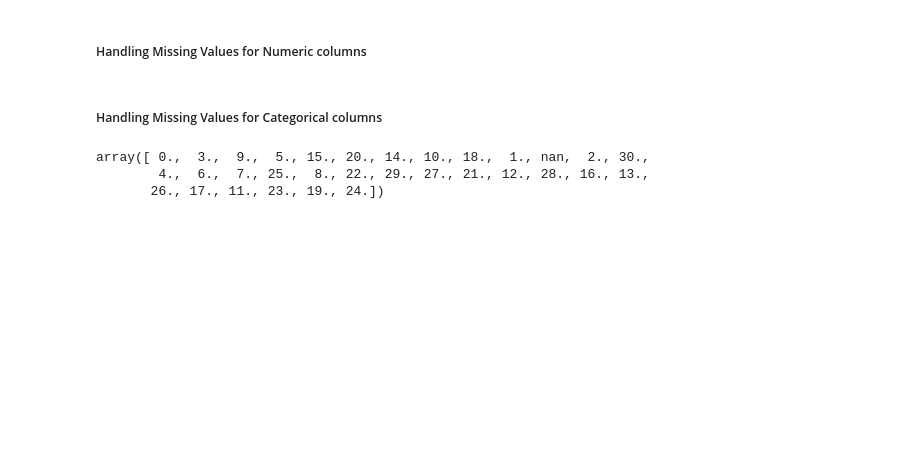
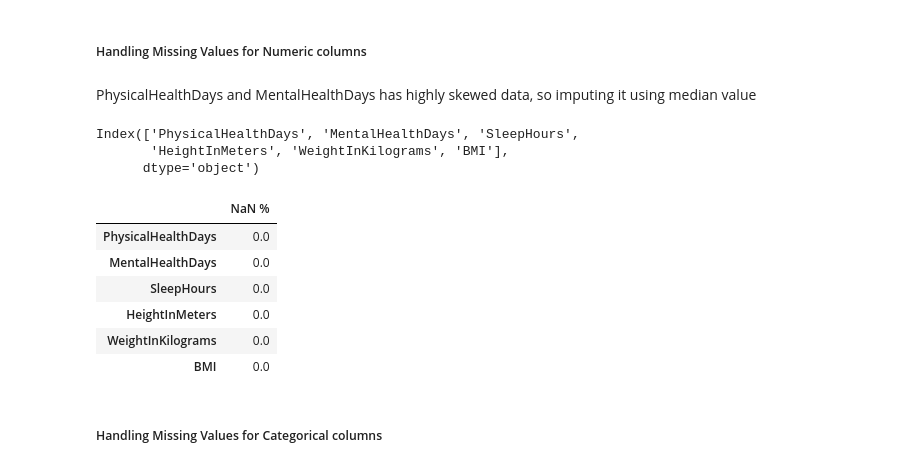
Before and after one commit to makarandkeer/BerkeleyAssignments, a Jupyter notebook: capstone/heart_disease_indicators.ipynb, the cells around one changed output. Drawn from its saved outputs; the diff is of its cells as text; code cells hidden in the pictures; blank space fills up the shorter version.

```diff
--- a/capstone/heart_disease_indicators.ipynb
+++ b/capstone/heart_disease_indicators.ipynb
@@ -397,0 +400,6 @@ Number of duplicate records after removing duplicates: 444975
+# %%
+# Drop rows where HadHeartAttack is null
+
+df = df.dropna(subset=['HadHeartAttack'])
+
+print(df["HadHeartAttack"].value_counts(dropna=False))
@@ -397,0 +413,8 @@ Number of duplicate records after removing duplicates: 444975
+# %%
+print("Unique values in HadHeartAttack column:")
+print(df['HadHeartAttack'].unique())
+print("\nData type:", df['HadHeartAttack'].dtype)
+
+# Map 'No' to 0 and 'Yes' to 1 in HadHeartAttack column
+df['HadHeartAttack'] = df['HadHeartAttack'].map({'No': 0, 'Yes': 1})
+print(df["HadHeartAttack"].value_counts(dropna=False))
@@ -398,5 +430,27 @@ Number of duplicate records after removing duplicates: 444975
 # %% [markdown]
 ##### Handling Missing Values for Numeric columns
+# %% [markdown]
+PhysicalHealthDays and MentalHealthDays has highly skewed data, so imputing it using median value
+# %%
+print(numeric_columns)
+
+for col in numeric_columns:
+    df[col] = df[col].fillna(df[col].median())
+
+nan_percent = df[numeric_columns].isna().mean().mul(100).to_frame('NaN %')
+
+nan_percent.sort_values(by='NaN %', ascending=False)
+# %% [output]
+Index(['PhysicalHealthDays', 'MentalHealthDays', 'SleepHours',
+       'HeightInMeters', 'WeightInKilograms', 'BMI'],
+      dtype='object')
+|  | NaN % |
+| PhysicalHealthDays | 0.0 |
+| MentalHealthDays | 0.0 |
+| SleepHours | 0.0 |
+| HeightInMeters | 0.0 |
+| WeightInKilograms | 0.0 |
+| BMI | 0.0 |
 # %% [markdown]
 ##### Handling Missing Values for Categorical columns
 # %%
@@ -409,6 +466,0 @@ Number of duplicate records after removing duplicates: 444975
-# %%
-df["MentalHealthDays"].unique()
-# %% [output]
-array([ 0.,  3.,  9.,  5., 15., 20., 14., 10., 18.,  1., nan,  2., 30.,
-        4.,  6.,  7., 25.,  8., 22., 29., 27., 21., 12., 28., 16., 13.,
-       26., 17., 11., 23., 19., 24.])
```
Also changed, not shown: parts of 23 cells of this notebook, 1 other file.
